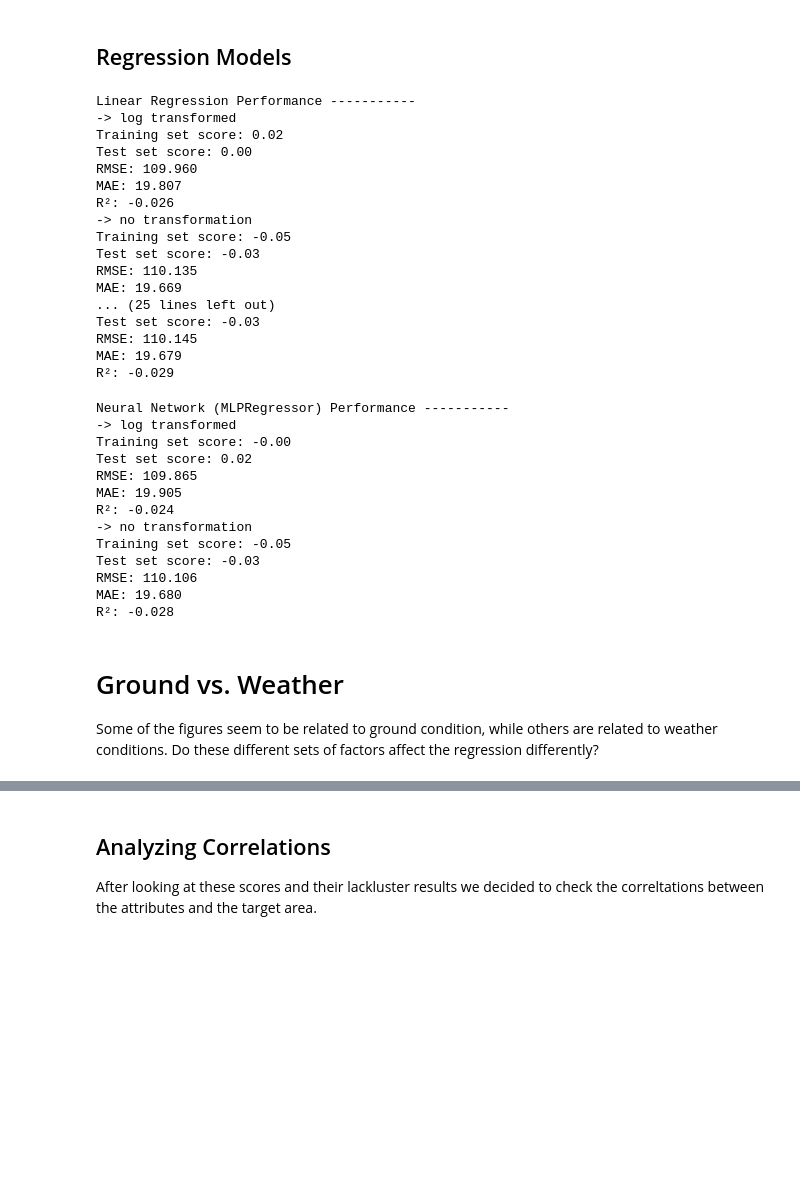
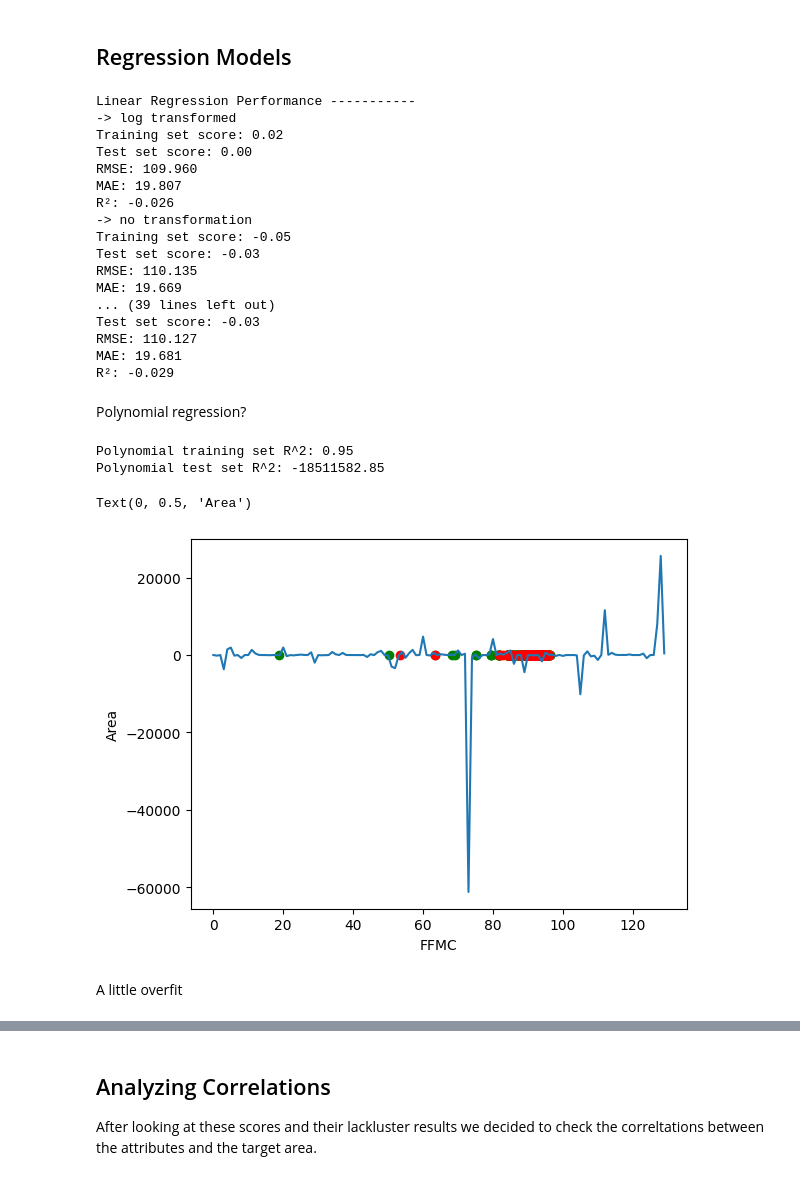
Before and after one commit to samuelmcilrath/forest-fires, a Jupyter notebook: forestfires.ipynb, the cells around one changed output, grey strips where cells are left out. Drawn from its saved outputs; the diff is of its cells as text; code cells hidden in the pictures; blank space fills up the shorter version.

```diff
--- a/forestfires.ipynb
+++ b/forestfires.ipynb
@@ -76,8 +91,8 @@ First 5 records:
 # %%
 ###Transform Data - get splits
-forest_fires = forest_fires.drop(columns=['month', 'day']) #drop month and day columns
+#forest_fires = forest_fires.drop(columns=['month', 'day']) #drop month and day columns
 
-X = forest_fires.drop(columns=['area', 'X', 'Y'])
+X = forest_fires.drop(columns=['month','day','area', 'X', 'Y'])
 Y = forest_fires[['area']]
 
 Y_log = np.log1p(Y) #skewed to 0, apply log
@@ -85,6 +100,7 @@ Y_log = np.log1p(Y) #skewed to 0, apply log
 # Standardize numerical features - this standardizes mean to 0
 scaler = StandardScaler()
 X_scaled = scaler.fit_transform(X)
+print("Transformed records: \n", X_scaled[0])
 
 # Split into training and test sets
 X_train, X_test, y_train_log, y_test_log = train_test_split(
@@ -210,24 +230,34 @@ Training set score: -0.05
 Test set score: -0.03
 RMSE: 110.135
 MAE: 19.669
-... (25 lines left out)
+... (39 lines left out)
 Test set score: -0.03
-RMSE: 110.145
-MAE: 19.679
+RMSE: 110.127
+MAE: 19.681
 R²: -0.029
-Neural Network (MLPRegressor) Performance -----------
--> log transformed
-Training set score: -0.00
-Test set score: 0.02
-RMSE: 109.865
-MAE: 19.905
-R²: -0.024
--> no transformation
-Training set score: -0.05
-Test set score: -0.03
-RMSE: 110.106
-MAE: 19.680
-R²: -0.028
-# %% [markdown]
-# Ground vs. Weather
-Some of the figures seem to be related to ground condition, while others are related to weather conditions. Do these different sets of factors affect the regression differently?
+# %% [markdown]
+Polynomial regression?
+# %%
+from sklearn.preprocessing import MinMaxScaler, PolynomialFeatures
+
+X_poly = PolynomialFeatures(degree=9).fit_transform(X)
+
+X_train, X_test, y_train, y_test = train_test_split(X_poly, Y_log)
+lr_poly = LinearRegression().fit(X_train, y_train)
+y_pred = lr_poly.predict(X_test)
+print("Polynomial training set R^2: {:.2f}".format(lr_poly.score(X_train, y_train)))
+print("Polynomial test set R^2: {:.2f}".format(lr_poly.score(X_test, y_test)))
+
+# Display them
+plt.plot(y_pred)
+plt.scatter(X_train[:,1],y_train, color = 'green')
+plt.scatter(X_test[:,1],y_test, color = 'red')
+plt.xlabel("FFMC")
+plt.ylabel("Area")
+# %% [output]
+Polynomial training set R^2: 0.95
+Polynomial test set R^2: -18511582.85
+Text(0, 0.5, 'Area')
+[figure, added]
+# %% [markdown]
+A little overfit
```
Also changed, not shown: parts of 17 cells of this notebook.
